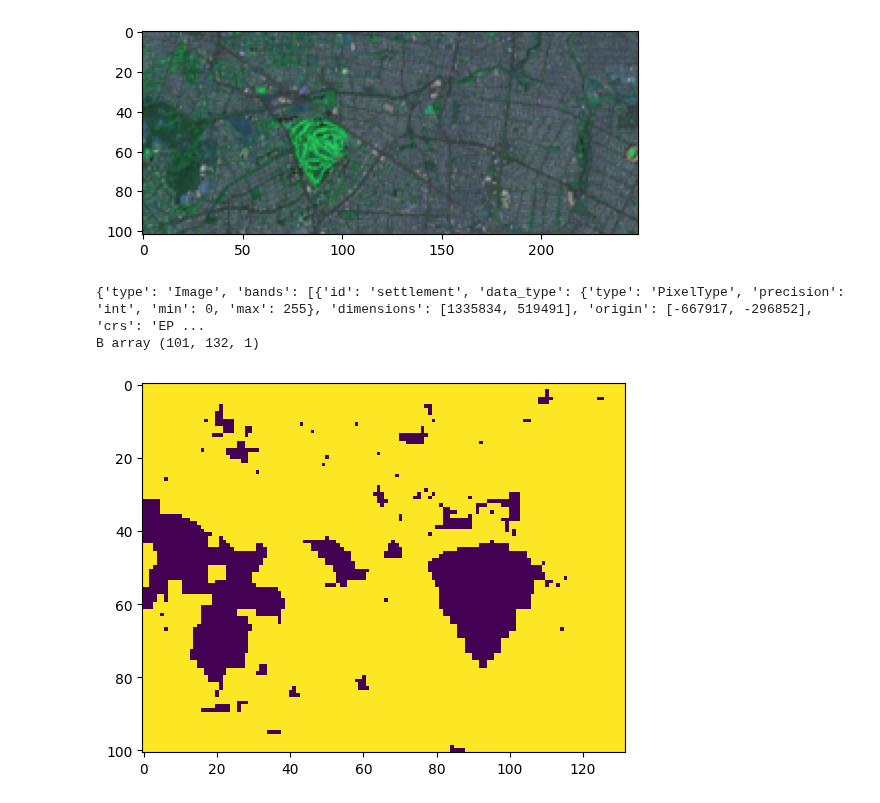
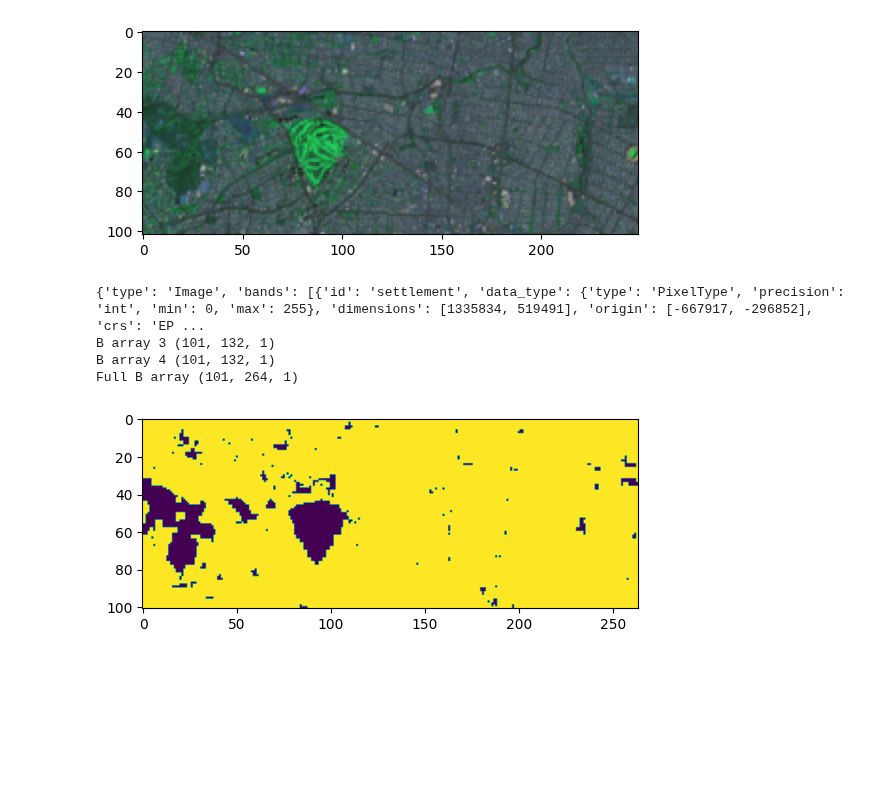
Before and after one commit to vshalisko/GEE, a Jupyter notebook: Colab/Landsat_ANN_test.ipynb, the cells around one changed output. Saved outputs shown, nothing was run; the diff lists cells and outputs as text; code cells hidden in the pictures; blank space fills up the shorter version.

```diff
--- a/Colab/Landsat_ANN_test.ipynb
+++ b/Colab/Landsat_ANN_test.ipynb
@@ -153,28 +153,36 @@ Full array (102, 249, 6)
 # %%
 ## Resample
 #built_2015_hr_mean = built_2015_hr.reproject(projection.get('crs'), projection.get('transform'))
 
 #print(built_2015_hr_mean.getInfo())
 
 proj = ee.Projection('EPSG:4326').getInfo()
 built_2015_hr_mean = built_2015_hr.reproject(proj.get('crs'), None, 30)
 print(built_2015_hr_mean.getInfo())
 
 Map1 = geemap.Map()
 Map1.centerObject(punto_interes, 8)
 Map1.addLayer(built_2015_hr_mean, vizBuiltup_HR, 'Builtup 2015 10m', True, 0.5)
 Map1
 
 array3 = tile_to_numpy(built_2015_hr_mean, aoi1, bands_B)
-print("B array", array3.shape)
+print("B array 3", array3.shape)
+array4 = tile_to_numpy(built_2015_hr_mean, aoi2, bands_B)
+print("B array 4", array4.shape)
+
+array_B_full = np.concatenate((array3, array4), 1)
+print("Full B array", array_B_full.shape)
+
 # Scale the data to [0, 255] to show as an RGB image.
-B_img_test = (array3).astype('uint8')
+B_img_test = (array_B_full).astype('uint8')
 plt.imshow(B_img_test[:,:,0])
 plt.show()
 # %% [output]
 {'type': 'Image', 'bands': [{'id': 'settlement', 'data_type': {'type': 'PixelType', 'precision': 'int', 'min': 0, 'max': 255}, 'dimensions': [1335834, 519491], 'origin': [-667917, -296852], 'crs': 'EP ...
-B array (101, 132, 1)
+B array 3 (101, 132, 1)
+B array 4 (101, 132, 1)
+Full B array (101, 264, 1)
-[figure, old version]
+[figure, new version]
 # %%
 def loadTiff(in_image, init=None, size_img=None):
     src = raster.read(in_image, bands='all')
```
